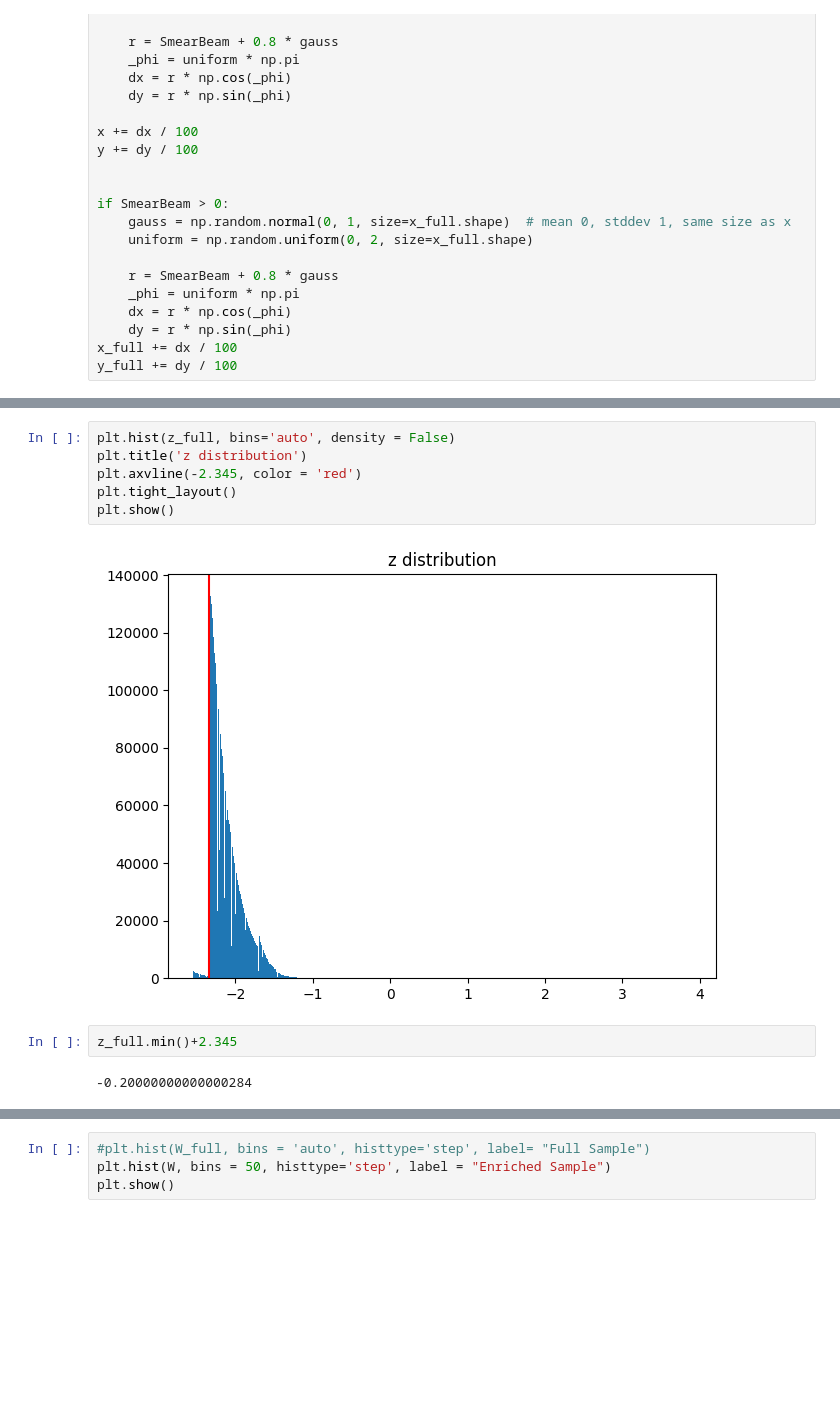
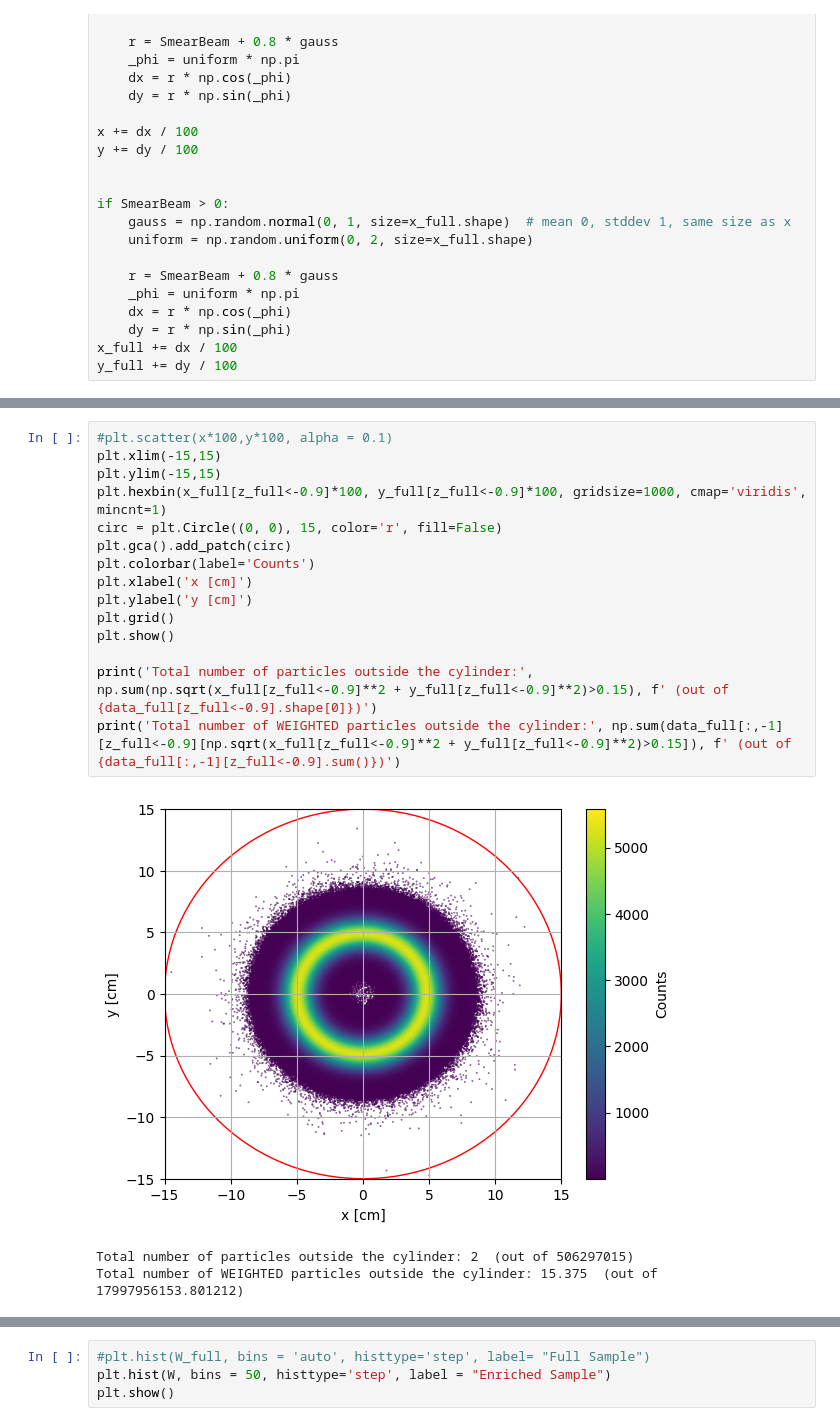
Before and after one commit to lfpc/MuonsAndMatter, a Jupyter notebook: data/see_input.ipynb, the cells around one changed output, grey strips where cells are left out. Saved outputs shown, nothing was run; the diff lists cells and outputs as text; blank space fills up the shorter version.

```diff
--- a/data/see_input.ipynb
+++ b/data/see_input.ipynb
@@ -156,12 +191,19 @@ plt.show()
-# %%
-plt.hist(z_full, bins='auto', density = False)
-plt.title('z distribution')
-plt.axvline(-2.345, color = 'red')
-plt.tight_layout()
-plt.show()
-# %% [output]
-[figure, removed]
-# %%
-z_full.min()+2.345
-# %% [output]
--0.20000000000000284
+# %%
+#plt.scatter(x*100,y*100, alpha = 0.1)
+plt.xlim(-15,15)
+plt.ylim(-15,15)
+plt.hexbin(x_full[z_full<-0.9]*100, y_full[z_full<-0.9]*100, gridsize=1000, cmap='viridis', mincnt=1)
+circ = plt.Circle((0, 0), 15, color='r', fill=False)
+plt.gca().add_patch(circ)
+plt.colorbar(label='Counts')
+plt.xlabel('x [cm]')
+plt.ylabel('y [cm]')
+plt.grid()
+plt.show()
+
+print('Total number of particles outside the cylinder:', np.sum(np.sqrt(x_full[z_full<-0.9]**2 + y_full[z_full<-0.9]**2)>0.15), f' (out of {data_full[z_full<-0.9].shape[0]})')
+print('Total number of WEIGHTED particles outside the cylinder:', np.sum(data_full[:,-1][z_full<-0.9][np.sqrt(x_full[z_full<-0.9]**2 + y_full[z_full<-0.9]**2)>0.15]), f' (out of {data_full[:,-1][z_full<-0.9].sum()})')
+# %% [output]
+[figure, added]
+Total number of particles outside the cylinder: 2  (out of 506297015)
+Total number of WEIGHTED particles outside the cylinder: 15.375  (out of 17997956153.801212)
```
Also changed, not shown: parts of 18 cells of this notebook, 26 other files.
